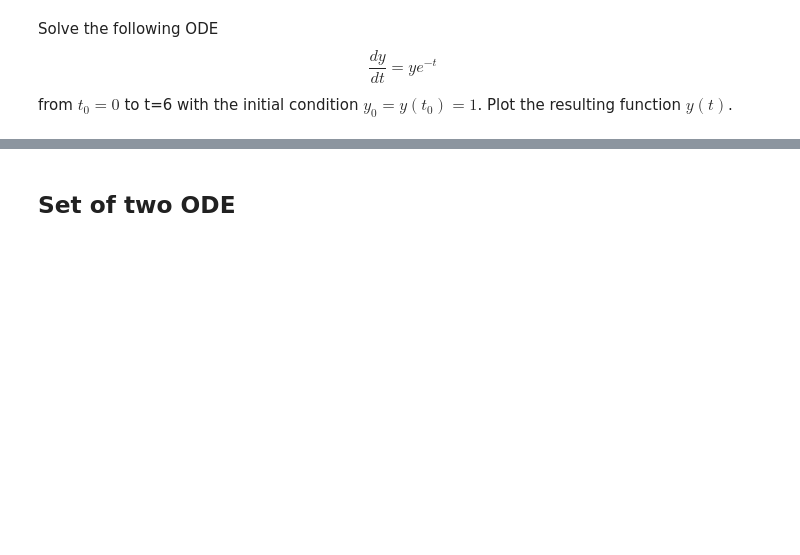
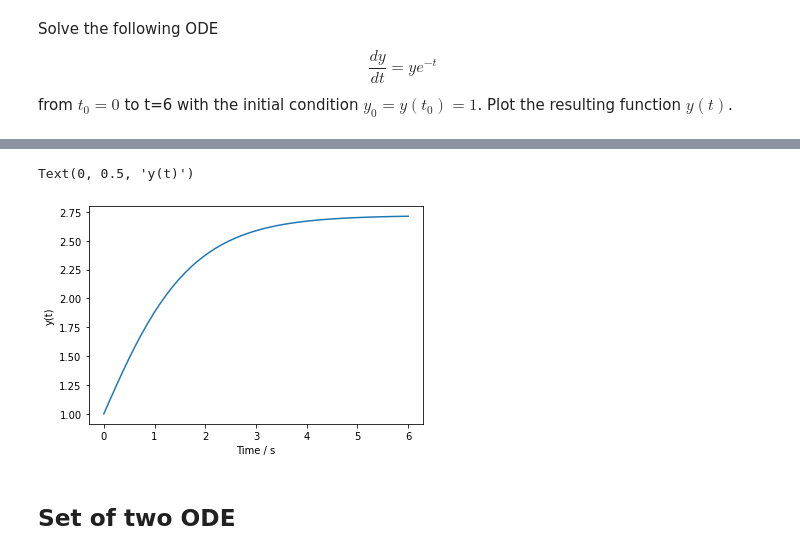
Before and after one commit to sr-DCBP/Data-Science, a Jupyter notebook: 07_ScyPy_ODE.ipynb, the cells around one changed output, grey strips where cells are left out. Cells and saved outputs as stored; diff of their text form; code cells hidden in the pictures; blank space fills up the shorter version.

```diff
--- a/07_ScyPy_ODE.ipynb
+++ b/07_ScyPy_ODE.ipynb
@@ -22,7 +40,10 @@ from $t_0=0$ to t=6 with the initial condition $y_0 = y(t_0)= 1$. Plot the resul
 # %%
-# plt.plot(t,y)
-# plt.xlabel('Time / s')
-# plt.ylabel('y(t)')
+ plt.plot(t,y)
+ plt.xlabel('Time / s')
+ plt.ylabel('y(t)')
+# %% [output]
+Text(0, 0.5, 'y(t)')
+[figure, added]
 # %% [markdown]
 ## Set of two ODE
 # %% [markdown]
```
Also changed, not shown: parts of 3 cells of this notebook.
